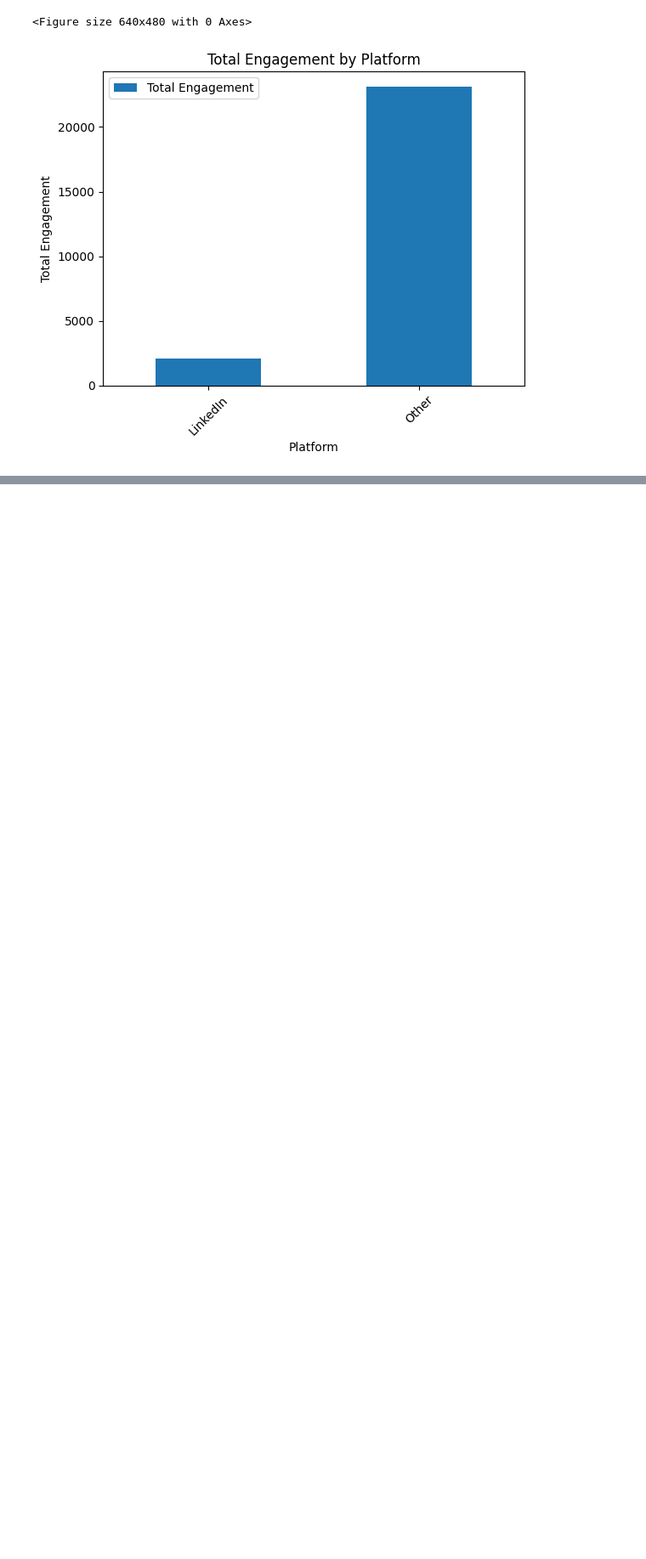
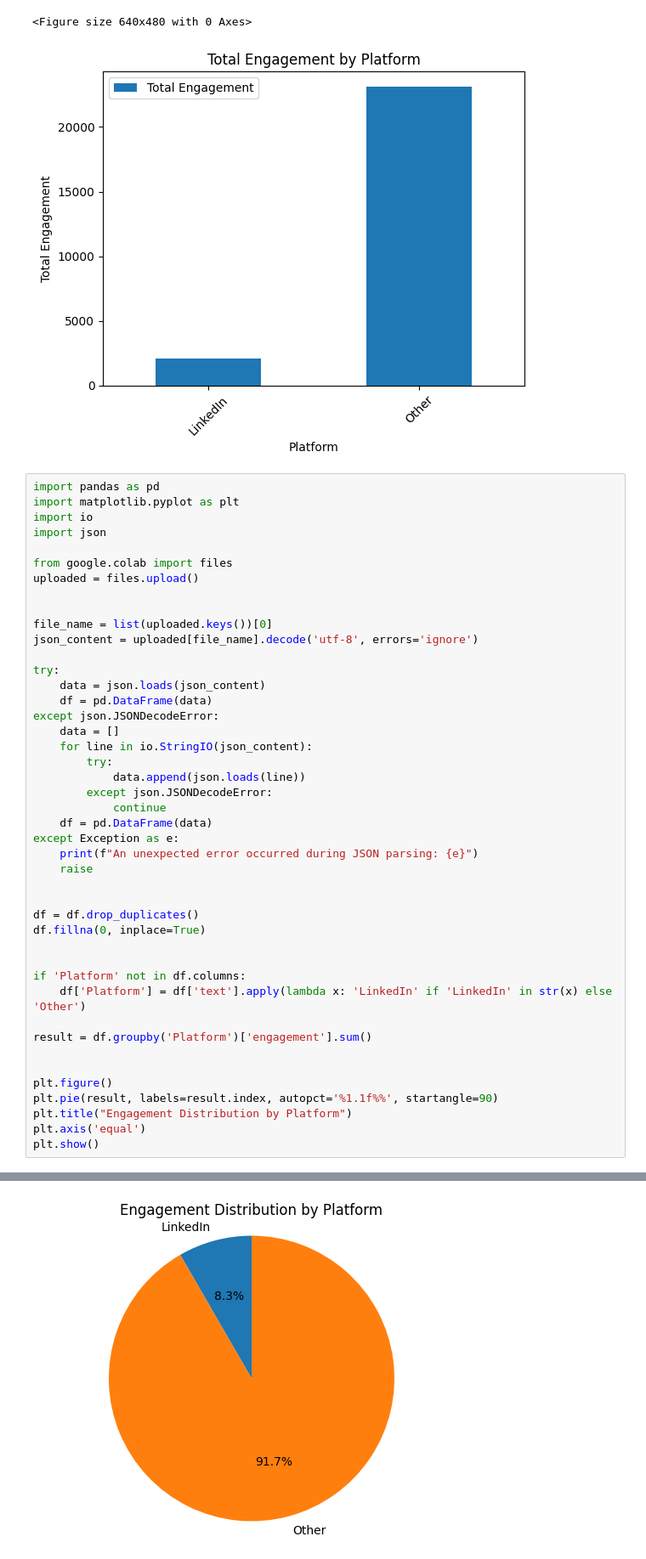
Before and after one commit to raja6294/Data_Analytics, a Jupyter notebook: BCT.ipynb, the cells around one changed output, grey strips where cells are left out. Shown at 85% size. Cells and saved outputs as stored; diff of their text form; blank space fills up the shorter version.

Commit message:
Added Pie Chart

```diff
--- a/BCT.ipynb
+++ b/BCT.ipynb
@@ -272,3 +272,48 @@ For example, when doing 'df[col].method(value, inplace=True)', try using 'df.met
 [figure]
 <Figure size 640x480 with 0 Axes>
 [figure]
+# %%
+import pandas as pd
+import matplotlib.pyplot as plt
+import io
+import json
+
+from google.colab import files
+uploaded = files.upload()
+
+
+file_name = list(uploaded.keys())[0]
+json_content = uploaded[file_name].decode('utf-8', errors='ignore')
+
+try:
+    data = json.loads(json_content)
+    df = pd.DataFrame(data)
+except json.JSONDecodeError:
+    data = []
+    for line in io.StringIO(json_content):
+        try:
+            data.append(json.loads(line))
+        except json.JSONDecodeError:
+            continue
+    df = pd.DataFrame(data)
+except Exception as e:
+    print(f"An unexpected error occurred during JSON parsing: {e}")
+    raise
+
+
+df = df.drop_duplicates()
+df.fillna(0, inplace=True)
+
+
+if 'Platform' not in df.columns:
+    df['Platform'] = df['text'].apply(lambda x: 'LinkedIn' if 'LinkedIn' in str(x) else 'Other')
+
+result = df.groupby('Platform')['engagement'].sum()
+
+
+plt.figure()
+plt.pie(result, labels=result.index, autopct='%1.1f%%', startangle=90)
+plt.title("Engagement Distribution by Platform")
+plt.axis('equal')
+plt.show()
+# %% [output]
@@ -274,0 +322 @@ For example, when doing 'df[col].method(value, inplace=True)', try using 'df.met
+[figure, added]
```
Also changed, not shown: parts of 1 cell of this notebook.
